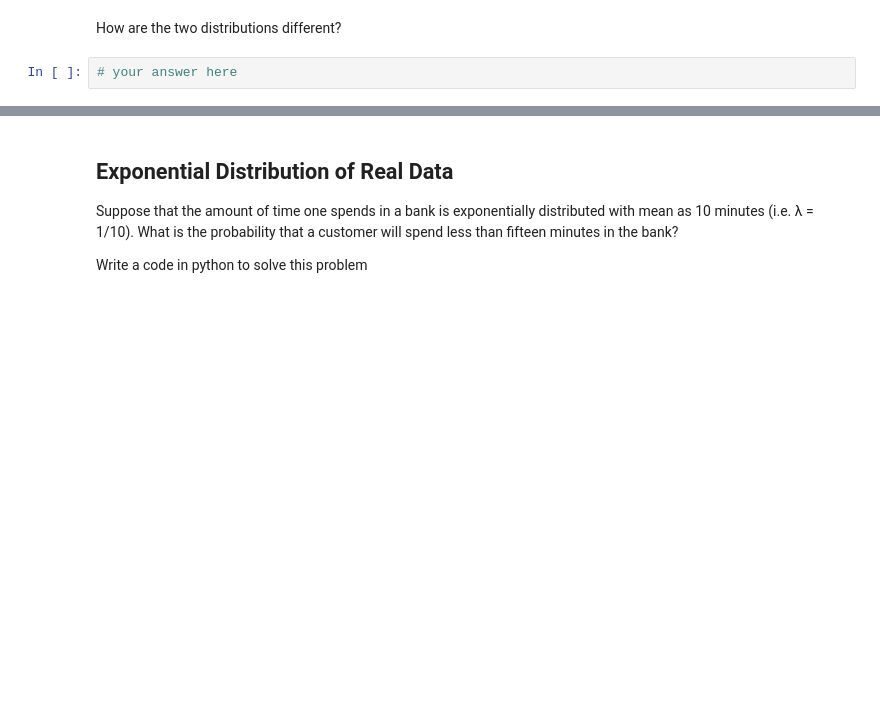
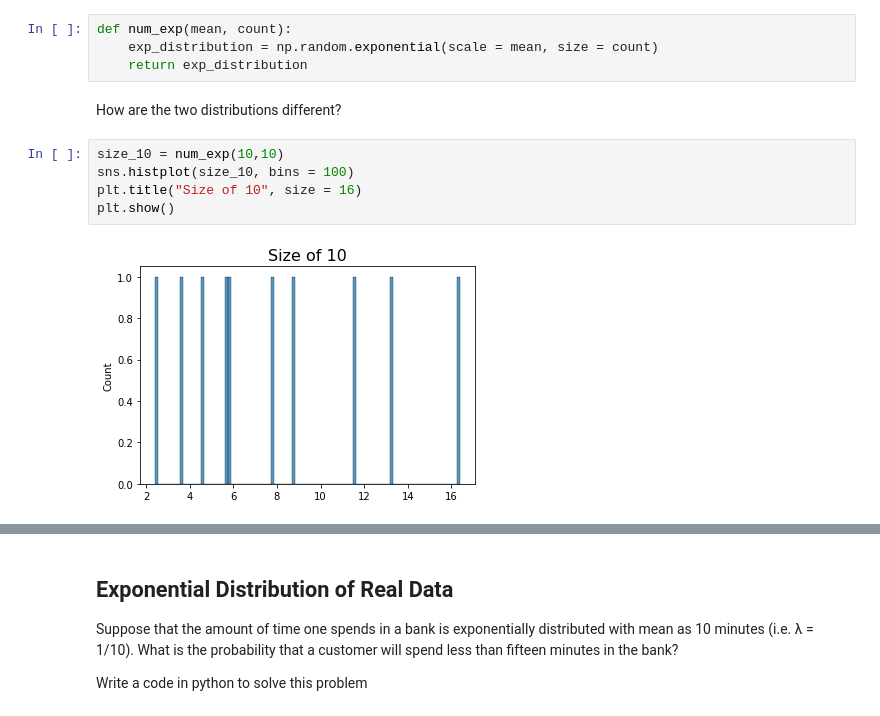
Before and after one commit to Ironhack-Data-Madrid-Enero-2021/lab-continuous-probability-distribution, a Jupyter notebook: your-code/main.ipynb, the cells around one changed output, grey strips where cells are left out. Drawn from its saved outputs; the diff is of its cells as text; blank space fills up the shorter version.

```diff
--- a/your-code/main.ipynb
+++ b/your-code/main.ipynb
@@ -174,4 +175,13 @@ Your output should look like below:
+# %%
+def num_exp(mean, count):
+    exp_distribution = np.random.exponential(scale = mean, size = count)
+    return exp_distribution
 # %% [markdown]
 How are the two distributions different?
-# %%
-# your answer here
+# %%
+size_10 = num_exp(10,10)
+sns.histplot(size_10, bins = 100)
+plt.title("Size of 10", size = 16)
+plt.show()
+# %% [output]
+[figure, added]
```
Also changed, not shown: parts of 10 cells of this notebook.
